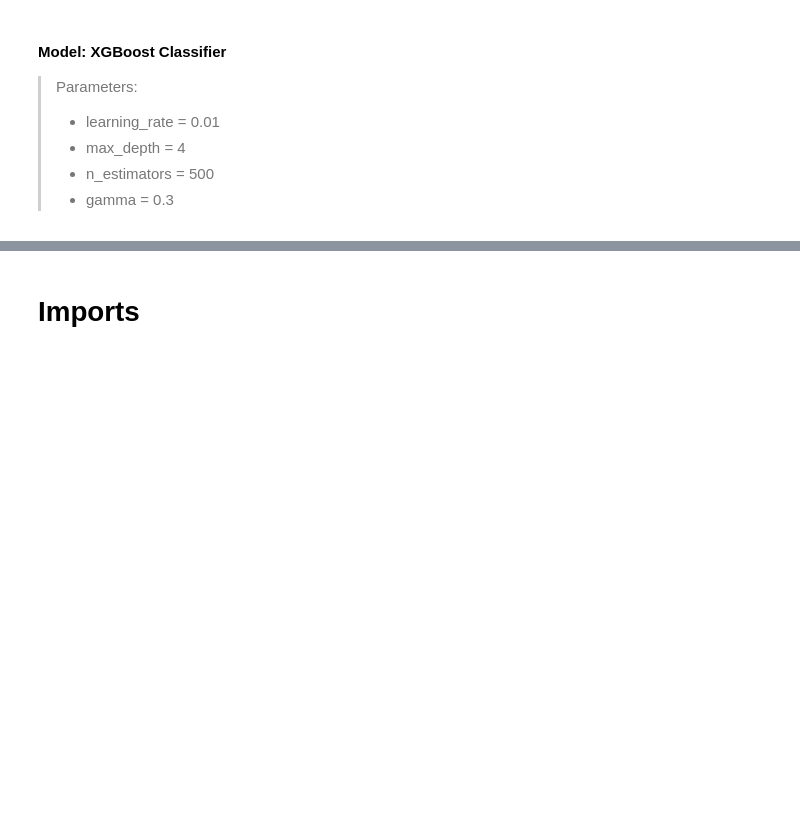
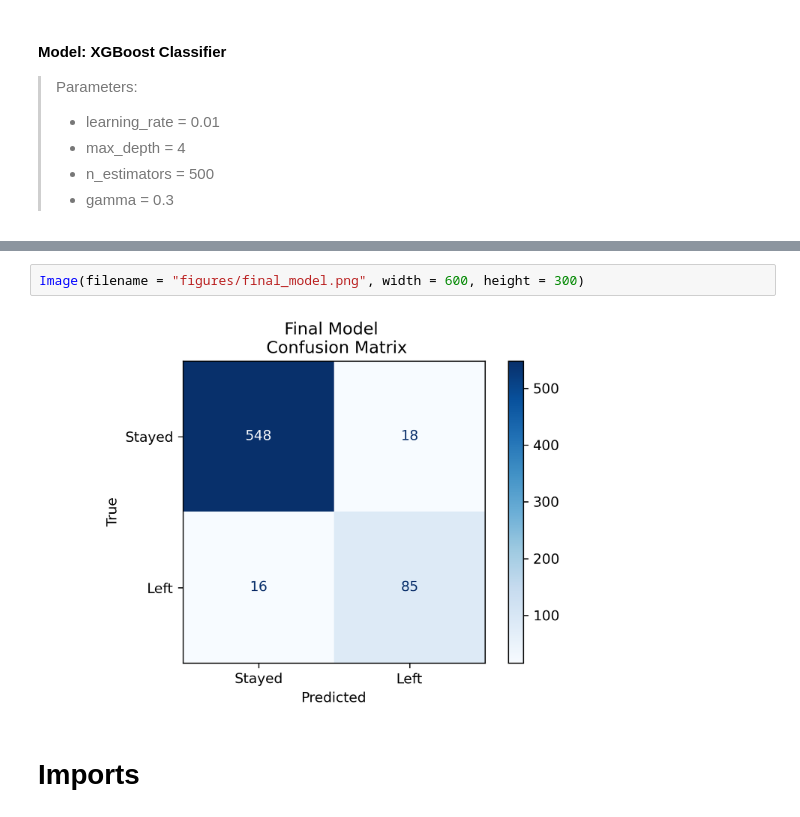
Before and after one commit to howen7/Predictive_Modeling, a Jupyter notebook: notebooks/report/finalnotebook.ipynb, the cells around one changed output, grey strips where cells are left out. Saved outputs shown, nothing was run; the diff lists cells and outputs as text; blank space fills up the shorter version.

```diff
--- a/notebooks/report/finalnotebook.ipynb
+++ b/notebooks/report/finalnotebook.ipynb
@@ -43,3 +41,7 @@ The dataframe in this repo can be found here.
+# %%
+Image(filename = "figures/final_model.png", width = 600, height = 300)
+# %% [output]
+[figure, added]
 # %% [markdown]
 # Imports
 # %%
```
Also changed, not shown: parts of 46 cells of this notebook, 6 other files.
